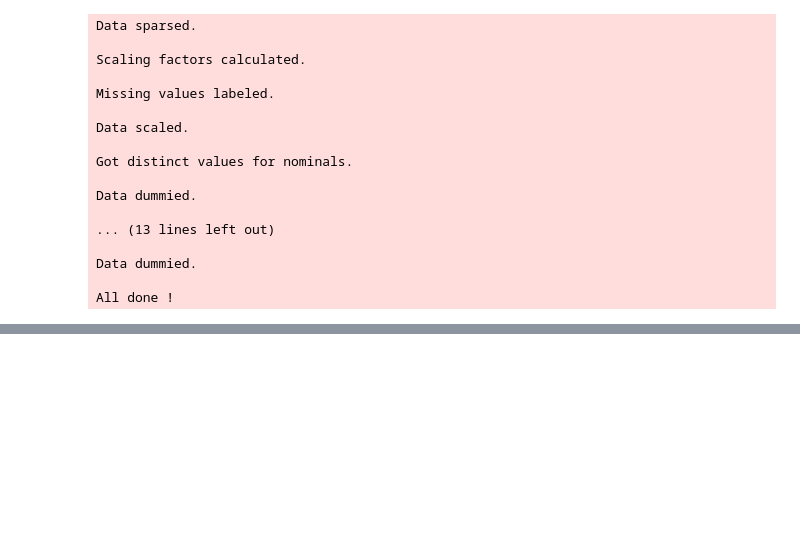
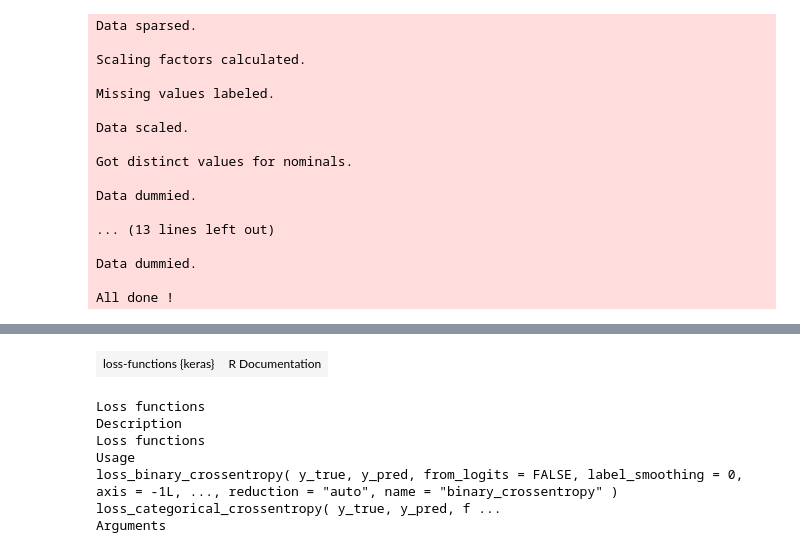
Before and after one commit to sametsoekel/nonsystematic_workspace, a Jupyter notebook: space/nn_pipeline.ipynb, the cells around one changed output, grey strips where cells are left out. Cells and saved outputs as stored; diff of their text form; code cells hidden in the pictures; blank space fills up the shorter version.

```diff
--- a/space/nn_pipeline.ipynb
+++ b/space/nn_pipeline.ipynb
@@ -441,0 +609,10 @@ A data.table: 150 × 5
+# %%
+loss_
+# %% [output]
+| loss-functions {keras} | R Documentation |
+Loss functions
+Description
+Loss functions
+Usage
+loss_binary_crossentropy( y_true, y_pred, from_logits = FALSE, label_smoothing = 0, axis = -1L, ..., reduction = "auto", name = "binary_crossentropy" ) loss_categorical_crossentropy( y_true, y_pred, f ...
+Arguments
```
Also changed, not shown: parts of 42 cells of this notebook, 10 other files.
